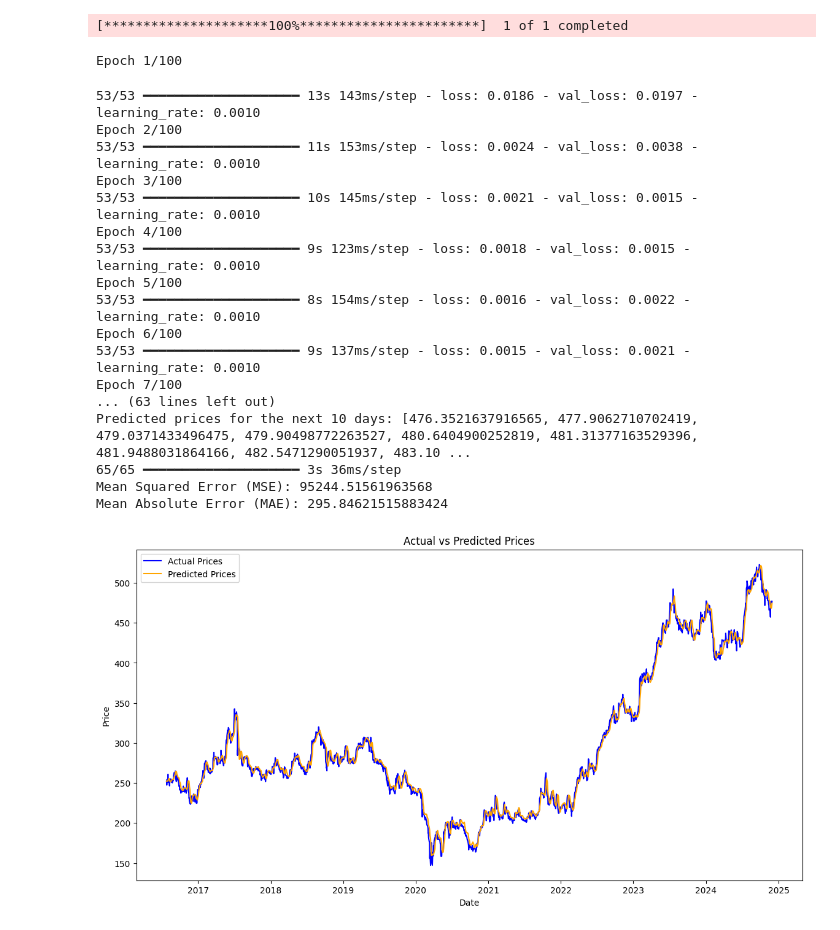
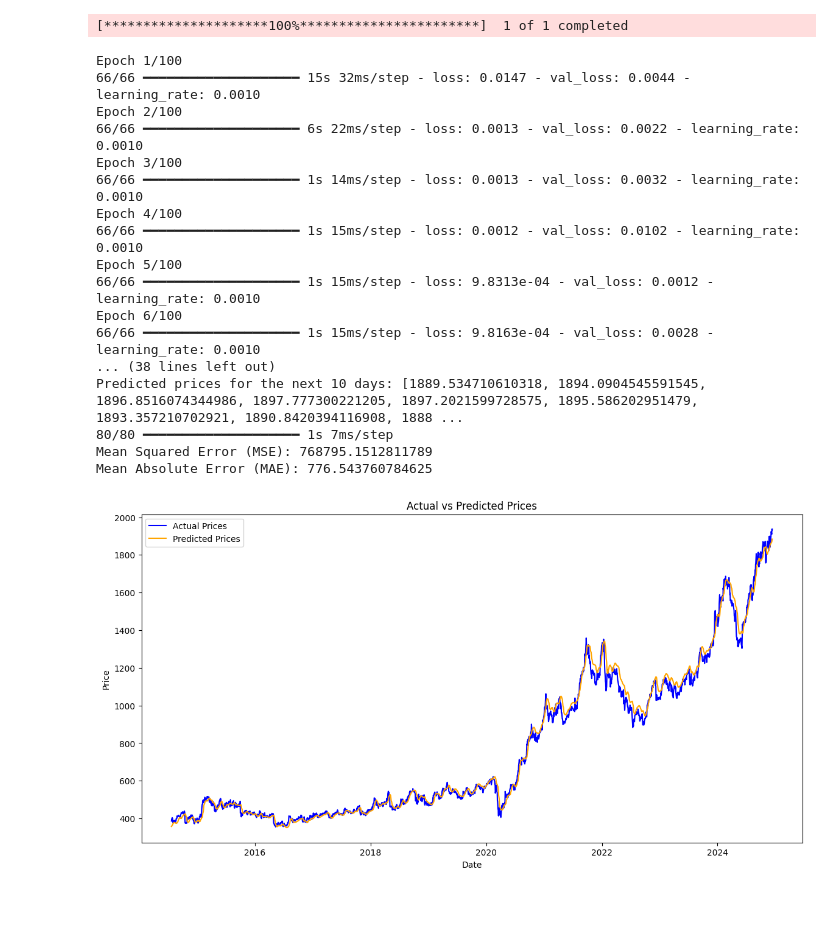
Before and after one commit to Sangeetha2998/Stock-price-prediction, a Jupyter notebook: Market.ipynb, the cells around one changed output. Cells and saved outputs as stored; diff of their text form; code cells hidden in the pictures; blank space fills up the shorter version.

```diff
--- a/Market.ipynb
+++ b/Market.ipynb
@@ -12,8 +12,8 @@ from sklearn.metrics import mean_squared_error, mean_absolute_error
 import matplotlib.pyplot as plt
 
 # Step 1: Getting Data from Yfinance
-ticker = 'ITC.NS'
-data = yf.download(ticker, start='2016-01-01', end='2024-12-02', interval='1d')  # Daily data for 8 years aprox to increase accracy
+ticker = 'HCLTECH.NS'
+data = yf.download(ticker, start='2014-01-01', end='2024-12-13', interval='1d')  # Daily data for 8 years aprox to increase accracy
 
 # Step 2: Data Preprocessing
 data['Close'] = data['Close'].astype(float)
@@ -105,48 +105,47 @@ print("Predicted prices for the next 10 days:", predicted_prices)
 x_eval, y_eval = create_sequences(scaled_data[-(len(data) - time_steps):], time_steps)
 x_eval = np.reshape(x_eval, (x_eval.shape[0], x_eval.shape[1], x_eval.shape[2]))
 
 # Predictions on the evaluation set
 y_pred = model.predict(x_eval)
 # Step 6: Model Evaluation (continued)
 y_pred_inverse = scaler.inverse_transform(np.concatenate((y_pred, x_eval[:, -1, 1:].reshape(-1, x_eval.shape[2] - 1)), axis=1))
 
 # Calculate evaluation metrics
 mse = mean_squared_error(y_eval, y_pred_inverse[:, 0])
 mae = mean_absolute_error(y_eval, y_pred_inverse[:, 0])
 
 print("Mean Squared Error (MSE):", mse)
 print("Mean Absolute Error (MAE):", mae)
 
 # Optional: Plotting the results for visual inspection
 import matplotlib.pyplot as plt
 
 # Plotting the actual vs predicted prices
 plt.figure(figsize=(14, 7))
 plt.plot(data.index[-len(y_eval):], data['Close'].values[-len(y_eval):], label='Actual Prices', color='blue')
 plt.plot(data.index[-len(y_eval):], y_pred_inverse[:, 0], label='Predicted Prices', color='orange')
 plt.title('Actual vs Predicted Prices')
 plt.xlabel('Date')
 plt.ylabel('Price')
 plt.legend()
 plt.show()
 # %% [output]
 [*********************100%***********************]  1 of 1 completed
 Epoch 1/100
+66/66 ━━━━━━━━━━━━━━━━━━━━ 15s 32ms/step - loss: 0.0147 - val_loss: 0.0044 - learning_rate: 0.0010
+Epoch 2/100
+66/66 ━━━━━━━━━━━━━━━━━━━━ 6s 22ms/step - loss: 0.0013 - val_loss: 0.0022 - learning_rate: 0.0010
+Epoch 3/100
+66/66 ━━━━━━━━━━━━━━━━━━━━ 1s 14ms/step - loss: 0.0013 - val_loss: 0.0032 - learning_rate: 0.0010
+Epoch 4/100
+66/66 ━━━━━━━━━━━━━━━━━━━━ 1s 15ms/step - loss: 0.0012 - val_loss: 0.0102 - learning_rate: 0.0010
+Epoch 5/100
+66/66 ━━━━━━━━━━━━━━━━━━━━ 1s 15ms/step - loss: 9.8313e-04 - val_loss: 0.0012 - learning_rate: 0.0010
+Epoch 6/100
+66/66 ━━━━━━━━━━━━━━━━━━━━ 1s 15ms/step - loss: 9.8163e-04 - val_loss: 0.0028 - learning_rate: 0.0010
+... (38 lines left out)
+Predicted prices for the next 10 days: [1889.534710610318, 1894.0904545591545, 1896.8516074344986, 1897.777300221205, 1897.2021599728575, 1895.586202951479, 1893.357210702921, 1890.8420394116908, 1888 ...
+80/80 ━━━━━━━━━━━━━━━━━━━━ 1s 7ms/step
+Mean Squared Error (MSE): 768795.1512811789
+Mean Absolute Error (MAE): 776.543760784625
-53/53 ━━━━━━━━━━━━━━━━━━━━ 13s 143ms/step - loss: 0.0186 - val_loss: 0.0197 - learning_rate: 0.0010
-Epoch 2/100
-53/53 ━━━━━━━━━━━━━━━━━━━━ 11s 153ms/step - loss: 0.0024 - val_loss: 0.0038 - learning_rate: 0.0010
-Epoch 3/100
-53/53 ━━━━━━━━━━━━━━━━━━━━ 10s 145ms/step - loss: 0.0021 - val_loss: 0.0015 - learning_rate: 0.0010
-Epoch 4/100
-53/53 ━━━━━━━━━━━━━━━━━━━━ 9s 123ms/step - loss: 0.0018 - val_loss: 0.0015 - learning_rate: 0.0010
-Epoch 5/100
-53/53 ━━━━━━━━━━━━━━━━━━━━ 8s 154ms/step - loss: 0.0016 - val_loss: 0.0022 - learning_rate: 0.0010
-Epoch 6/100
-53/53 ━━━━━━━━━━━━━━━━━━━━ 9s 137ms/step - loss: 0.0015 - val_loss: 0.0021 - learning_rate: 0.0010
-Epoch 7/100
-... (63 lines left out)
-Predicted prices for the next 10 days: [476.3521637916565, 477.9062710702419, 479.0371433496475, 479.90498772263527, 480.6404900252819, 481.31377163529396, 481.9488031864166, 482.5471290051937, 483.10 ...
-65/65 ━━━━━━━━━━━━━━━━━━━━ 3s 36ms/step
-Mean Squared Error (MSE): 95244.51561963568
-Mean Absolute Error (MAE): 295.84621515883424
-[figure, old version]
+[figure, new version]
```
Also changed, not shown: parts of 1 cell of this notebook.
